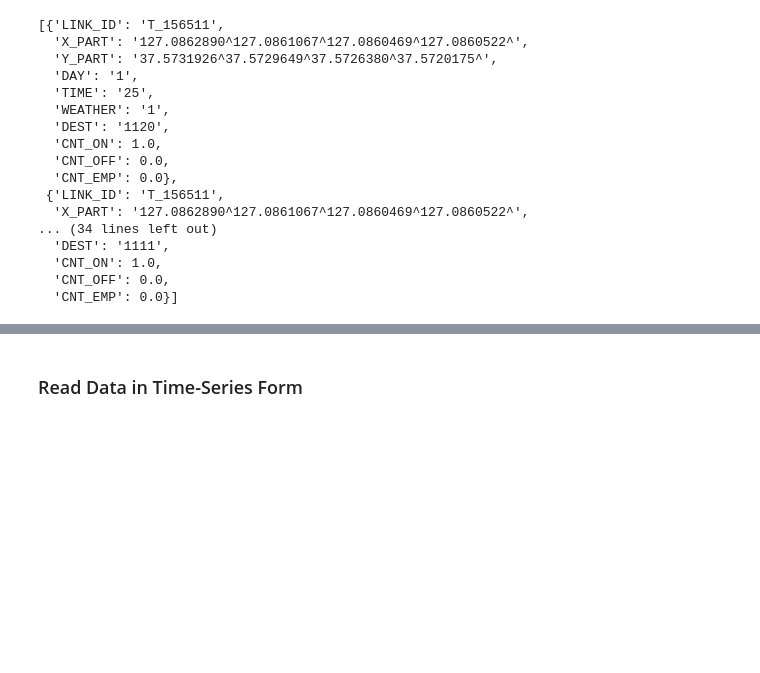
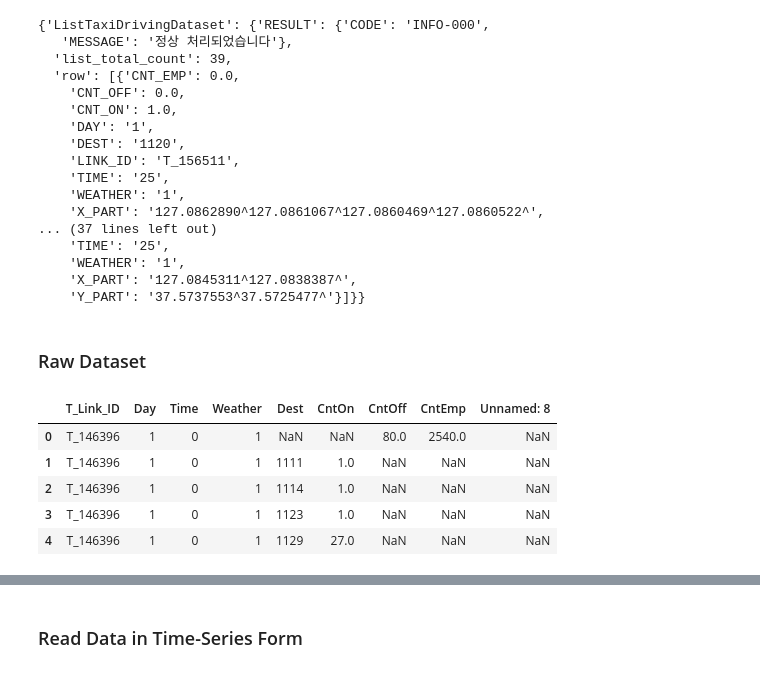
Before and after one commit to alex-kpark/Seoul-Taxidata, a Jupyter notebook: taxi/Taxi Scratch.ipynb, the cells around one changed output, grey strips where cells are left out. Cells and saved outputs as stored; diff of their text form; code cells hidden in the pictures; blank space fills up the shorter version.

```diff
--- a/taxi/Taxi Scratch.ipynb
+++ b/taxi/Taxi Scratch.ipynb
@@ -23,32 +23,30 @@ warnings.filterwarnings('ignore')
 ![title](img/manual.png)
 ![title](img/result.png)
 # %%
-#Read Dataset
-
-#json,
 api_form = 'http://openapi.seoul.go.kr:8088/656958454e6b6d6b38376376796c76/json/ListTaxiDrivingDataset/1/5/127.08515/37.57343/1/25/1/'
 
 response = requests.get(api_form)
 
 json_response = json.loads(response.text)
-taxi_data = json_response['ListTaxiDrivingDataset']['row'] #dict형태로 provided, 'row':[] list형태로 제공
 
-taxi_data
+json_response
 # %% [output]
-[{'LINK_ID': 'T_156511',
-  'X_PART': '127.0862890^127.0861067^127.0860469^127.0860522^',
-  'Y_PART': '37.5731926^37.5729649^37.5726380^37.5720175^',
-  'DAY': '1',
-  'TIME': '25',
-  'WEATHER': '1',
-  'DEST': '1120',
-  'CNT_ON': 1.0,
-  'CNT_OFF': 0.0,
-  'CNT_EMP': 0.0},
- {'LINK_ID': 'T_156511',
-  'X_PART': '127.0862890^127.0861067^127.0860469^127.0860522^',
-... (34 lines left out)
-  'DEST': '1111',
-  'CNT_ON': 1.0,
-  'CNT_OFF': 0.0,
-  'CNT_EMP': 0.0}]
+{'ListTaxiDrivingDataset': {'RESULT': {'CODE': 'INFO-000',
+   'MESSAGE': '정상 처리되었습니다'},
+  'list_total_count': 39,
+  'row': [{'CNT_EMP': 0.0,
+    'CNT_OFF': 0.0,
+    'CNT_ON': 1.0,
+    'DAY': '1',
+    'DEST': '1120',
+    'LINK_ID': 'T_156511',
+    'TIME': '25',
+    'WEATHER': '1',
+    'X_PART': '127.0862890^127.0861067^127.0860469^127.0860522^',
+... (37 lines left out)
+    'TIME': '25',
+    'WEATHER': '1',
+    'X_PART': '127.0845311^127.0838387^',
+    'Y_PART': '37.5737553^37.5725477^'}]}}
+# %% [markdown]
+### Raw Dataset
@@ -54,0 +55,9 @@ taxi_data
+# %%
+raw.head()
+# %% [output]
+|  | T_Link_ID | Day | Time | Weather | Dest | CntOn | CntOff | CntEmp | Unnamed: 8 |
+| 0 | T_146396 | 1 | 0 | 1 | NaN | NaN | 80.0 | 2540.0 | NaN |
+| 1 | T_146396 | 1 | 0 | 1 | 1111 | 1.0 | NaN | NaN | NaN |
+| 2 | T_146396 | 1 | 0 | 1 | 1114 | 1.0 | NaN | NaN | NaN |
+| 3 | T_146396 | 1 | 0 | 1 | 1123 | 1.0 | NaN | NaN | NaN |
+| 4 | T_146396 | 1 | 0 | 1 | 1129 | 27.0 | NaN | NaN | NaN |
```
Also changed, not shown: parts of 25 cells of this notebook, 6 other files.
